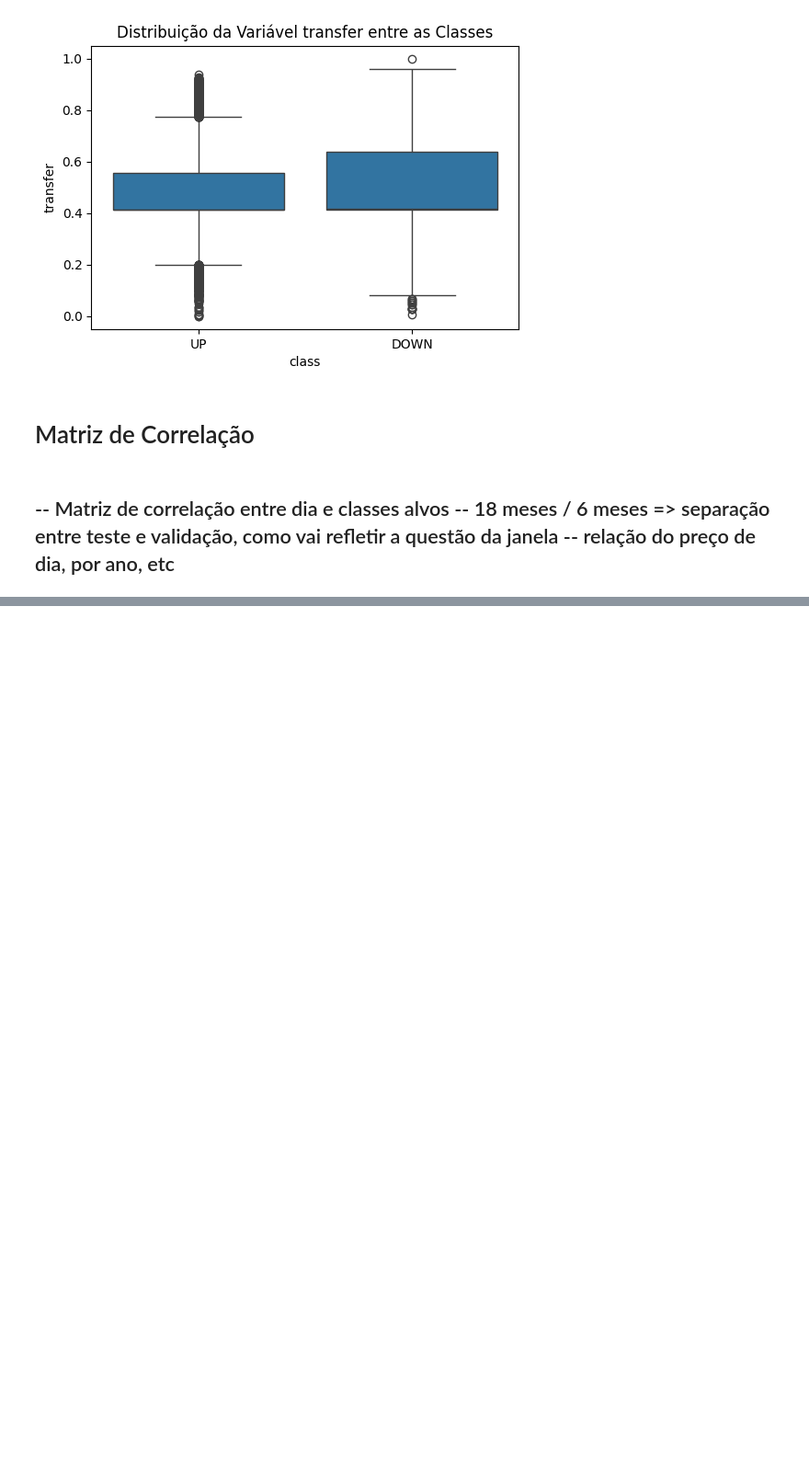
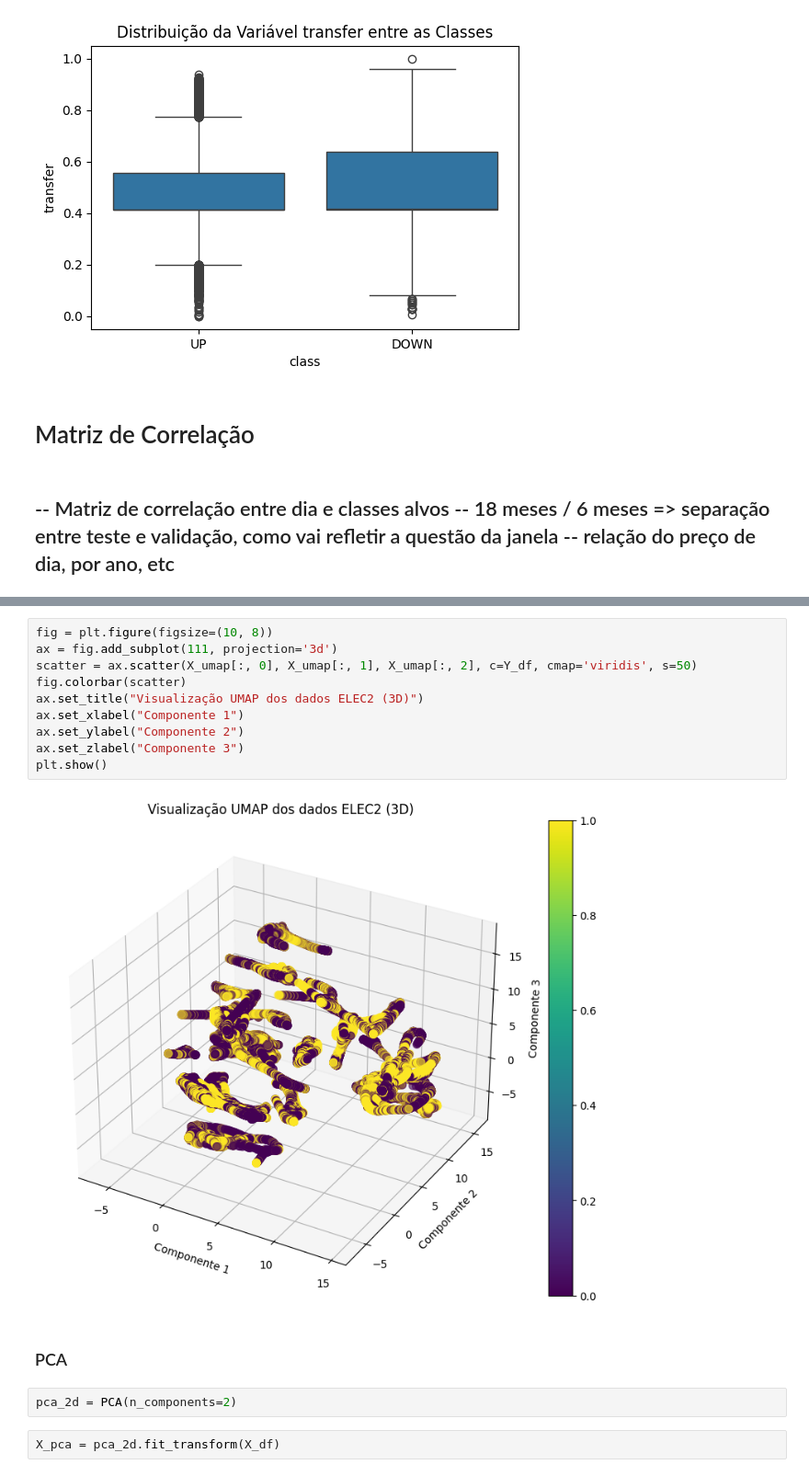
Before and after one commit to GuilhermeMaciel75/SI5-ELEC2, a Jupyter notebook: SI5.ipynb, the cells around one changed output, grey strips where cells are left out. Shown at 92% size. Drawn from its saved outputs; the diff is of its cells as text; blank space fills up the shorter version.

```diff
--- a/SI5.ipynb
+++ b/SI5.ipynb
@@ -185,0 +263,18 @@ for col in df.select_dtypes(include=[np.number]).columns:
+# %%
+fig = plt.figure(figsize=(10, 8))
+ax = fig.add_subplot(111, projection='3d')
+scatter = ax.scatter(X_umap[:, 0], X_umap[:, 1], X_umap[:, 2], c=Y_df, cmap='viridis', s=50)
+fig.colorbar(scatter)
+ax.set_title("Visualização UMAP dos dados ELEC2 (3D)")
+ax.set_xlabel("Componente 1")
+ax.set_ylabel("Componente 2")
+ax.set_zlabel("Componente 3")
+plt.show()
+# %% [output]
+[figure, added]
+# %% [markdown]
+### PCA
+# %%
+pca_2d = PCA(n_components=2)
+# %%
+X_pca = pca_2d.fit_transform(X_df)
```
Also changed, not shown: parts of 23 cells of this notebook, 1 other file.
